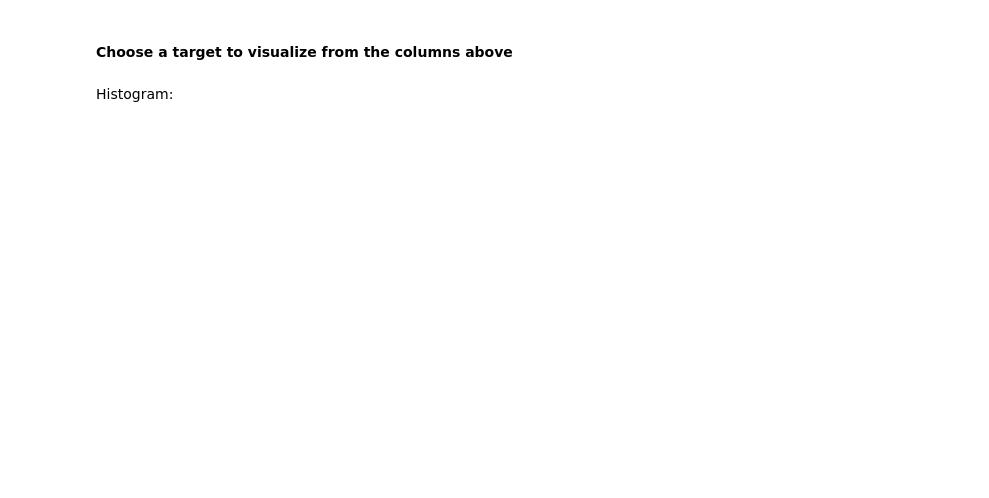
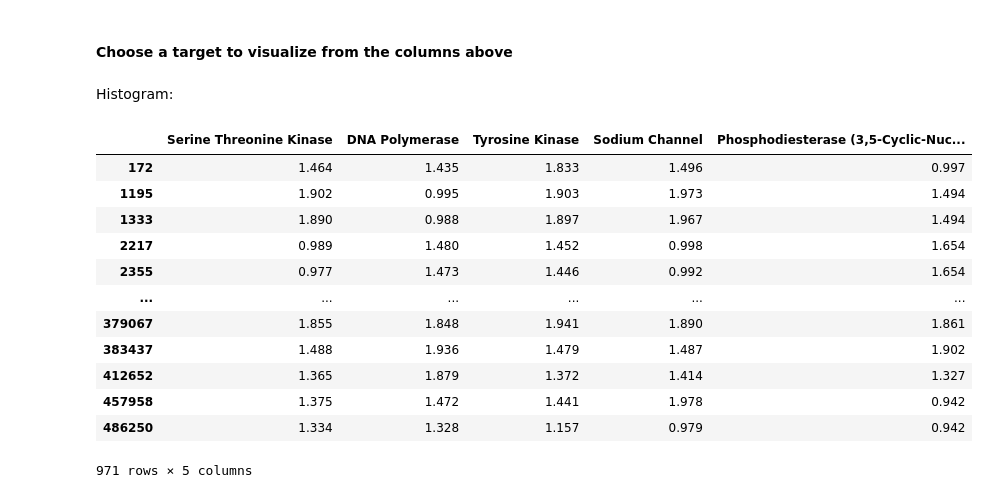
Before and after one commit to SimoneBarbaro/data_science_lab_project, a Jupyter notebook: src/DSL-Notebook.ipynb, the cells around one changed output. Saved outputs shown, nothing was run; the diff lists cells and outputs as text; code cells hidden in the pictures; blank space fills up the shorter version.

```diff
--- a/src/DSL-Notebook.ipynb
+++ b/src/DSL-Notebook.ipynb
@@ -165,4 +314,20 @@ desc.append(frac)
 target = 'Serine Threonine Kinase'
 # %% [markdown]
 Histogram:
+# %%
+important_targets
+# %% [output]
+|  | Serine Threonine Kinase | DNA Polymerase | Tyrosine Kinase | Sodium Channel | Phosphodiesterase (3,5-Cyclic-Nuc... |
+| 172 | 1.464 | 1.435 | 1.833 | 1.496 | 0.997 |
+| 1195 | 1.902 | 0.995 | 1.903 | 1.973 | 1.494 |
+| 1333 | 1.890 | 0.988 | 1.897 | 1.967 | 1.494 |
+| 2217 | 0.989 | 1.480 | 1.452 | 0.998 | 1.654 |
+| 2355 | 0.977 | 1.473 | 1.446 | 0.992 | 1.654 |
+| ... | ... | ... | ... | ... | ... |
+| 379067 | 1.855 | 1.848 | 1.941 | 1.890 | 1.861 |
+| 383437 | 1.488 | 1.936 | 1.479 | 1.487 | 1.902 |
+| 412652 | 1.365 | 1.879 | 1.372 | 1.414 | 1.327 |
+| 457958 | 1.375 | 1.472 | 1.441 | 1.978 | 0.942 |
+| 486250 | 1.334 | 1.328 | 1.157 | 0.979 | 0.942 |
+971 rows × 5 columns
 # %%
```
Also changed, not shown: parts of 18 cells of this notebook, 2 other files.
